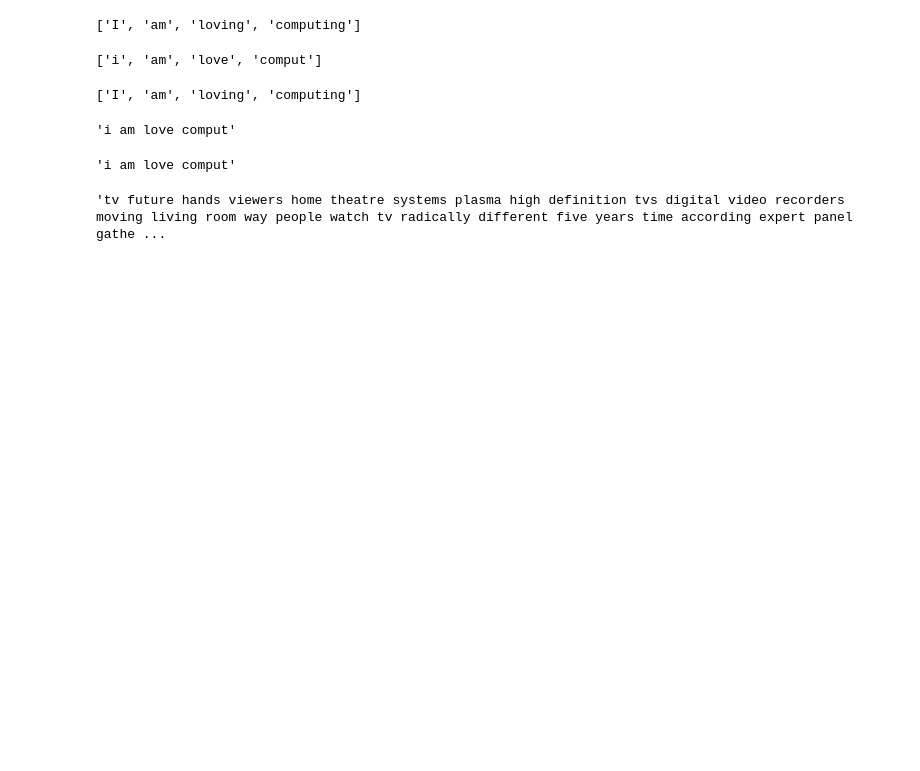
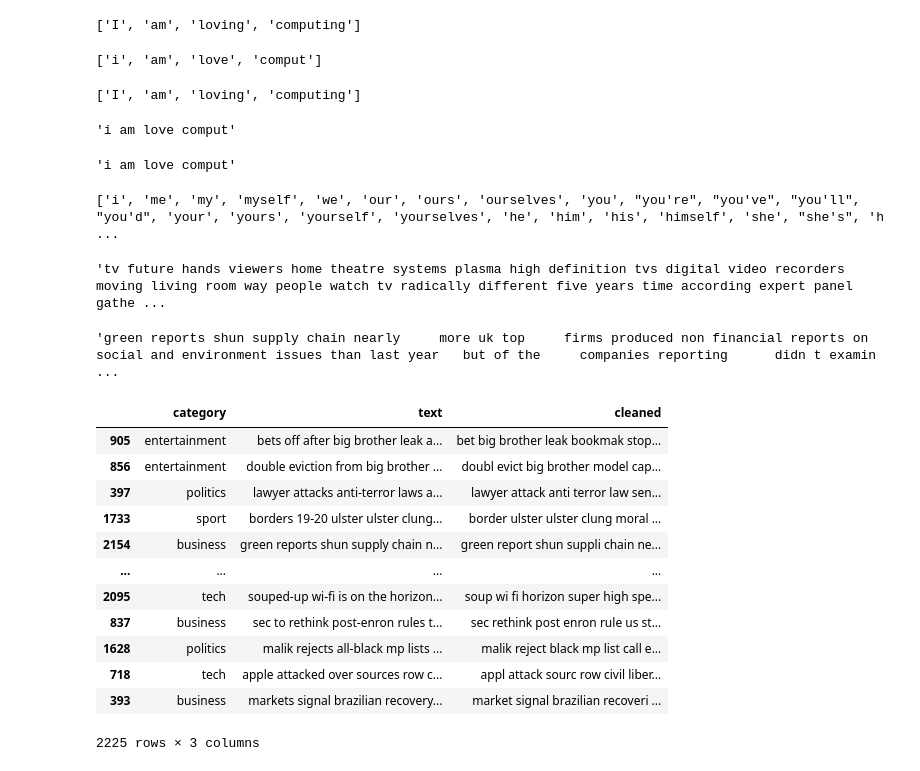
Before and after one commit to Sanayaghimire/Data_Science, a Jupyter notebook: Copy_of_logistic_regression.ipynb, the cells around one changed output. Saved outputs shown, nothing was run; the diff lists cells and outputs as text; code cells hidden in the pictures; blank space fills up the shorter version.

```diff
--- a/Copy_of_logistic_regression.ipynb
+++ b/Copy_of_logistic_regression.ipynb
@@ -122,15 +122,36 @@ data = "I am loving computing".split()
 # %%
 # Data Cleaning removing stopwords
 words = stopwords.words("english")
+print(words)
 without_stop_words_of_a_news = " ".join([i for i in regs.lower().split() if i not in words])
 without_stop_words_of_a_news
 # %% [output]
-'tv future hands viewers home theatre systems plasma high definition tvs digital video recorders moving living room way people watch tv radically different five years time according expert panel gathe ...
+['i', 'me', 'my', 'myself', 'we', 'our', 'ours', 'ourselves', 'you', "you're", "you've", "you'll", "you'd", 'your', 'yours', 'yourself', 'yourselves', 'he', 'him', 'his', 'himself', 'she', "she's", 'h ...
+'tv future hands viewers home theatre systems plasma high definition tvs digital video recorders moving living room way people watch tv radically different five years time according expert panel gathe ...
+# %%
+regs = re.sub("[^a-zA-Z]", " ", df['text'][2154]).lower() #character to character
+regs
+# %% [output]
+'green reports shun supply chain nearly     more uk top     firms produced non financial reports on social and environment issues than last year   but of the     companies reporting      didn t examin ...
 # %%
 # Doing all cleaning process using regex, stemmer, stopwords for all data
-df['cleaned'] = list(filter(lambda x: [i for i in re.sub("[^a-zA-Z]", " ", x).split() if i not in words],df['text']))
+df['cleaned'] = list(map(lambda x: " ".join([i for i in re.sub("[^a-zA-Z]", " ", x).split() if i not in words]),df['text']))
 df['cleaned'] = df['cleaned'].apply(lambda x: " ".join([stemmer.stem(i) for i in x.lower().split()]))
 df
+# %% [output]
+|  | category | text | cleaned |
+| 905 | entertainment | bets off after big brother leak a... | bet big brother leak bookmak stop... |
+| 856 | entertainment | double eviction from big brother ... | doubl evict big brother model cap... |
+| 397 | politics | lawyer attacks anti-terror laws a... | lawyer attack anti terror law sen... |
+| 1733 | sport | borders 19-20 ulster ulster clung... | border ulster ulster clung moral ... |
+| 2154 | business | green reports shun supply chain n... | green report shun suppli chain ne... |
+| ... | ... | ... | ... |
+| 2095 | tech | souped-up wi-fi is on the horizon... | soup wi fi horizon super high spe... |
+| 837 | business | sec to rethink post-enron rules t... | sec rethink post enron rule us st... |
+| 1628 | politics | malik rejects all-black mp lists ... | malik reject black mp list call e... |
+| 718 | tech | apple attacked over sources row c... | appl attack sourc row civil liber... |
+| 393 | business | markets signal brazilian recovery... | market signal brazilian recoveri ... |
+2225 rows × 3 columns
 # %%
 # " ".join([stemmer.stem(i) for i in without_stop_words_of_a_news.lower().split()])
 # %%
```
Also changed, not shown: parts of 9 cells of this notebook.
